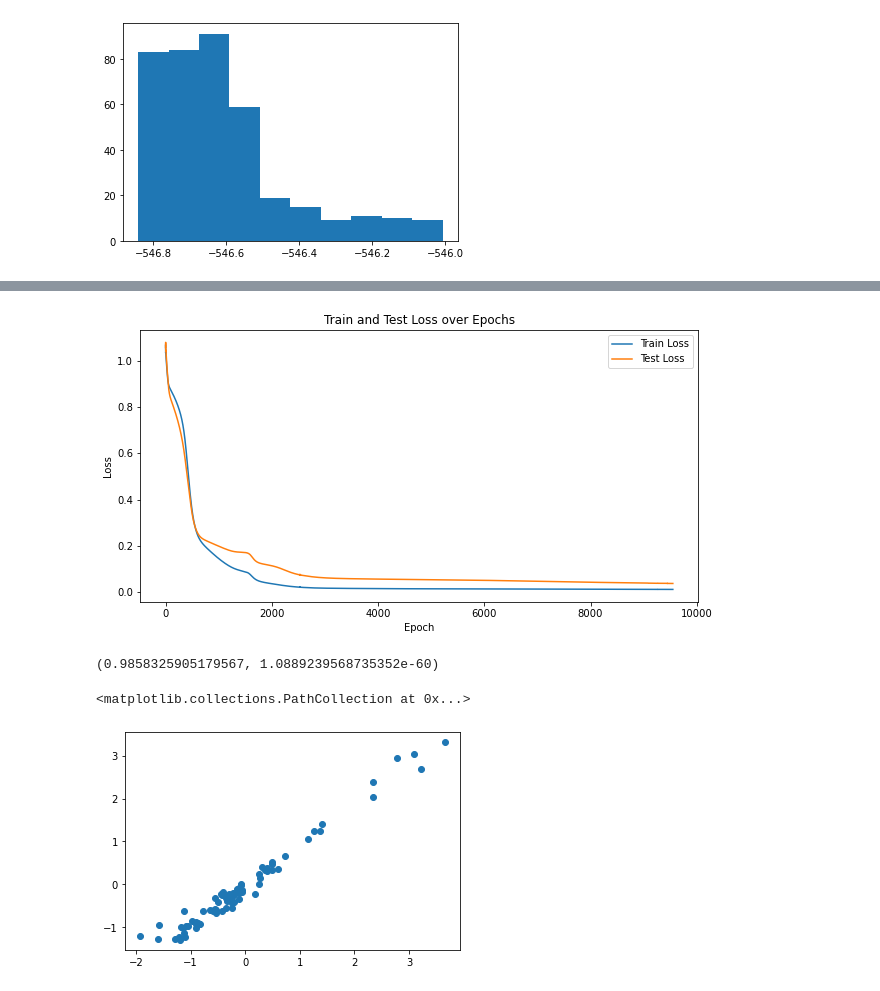
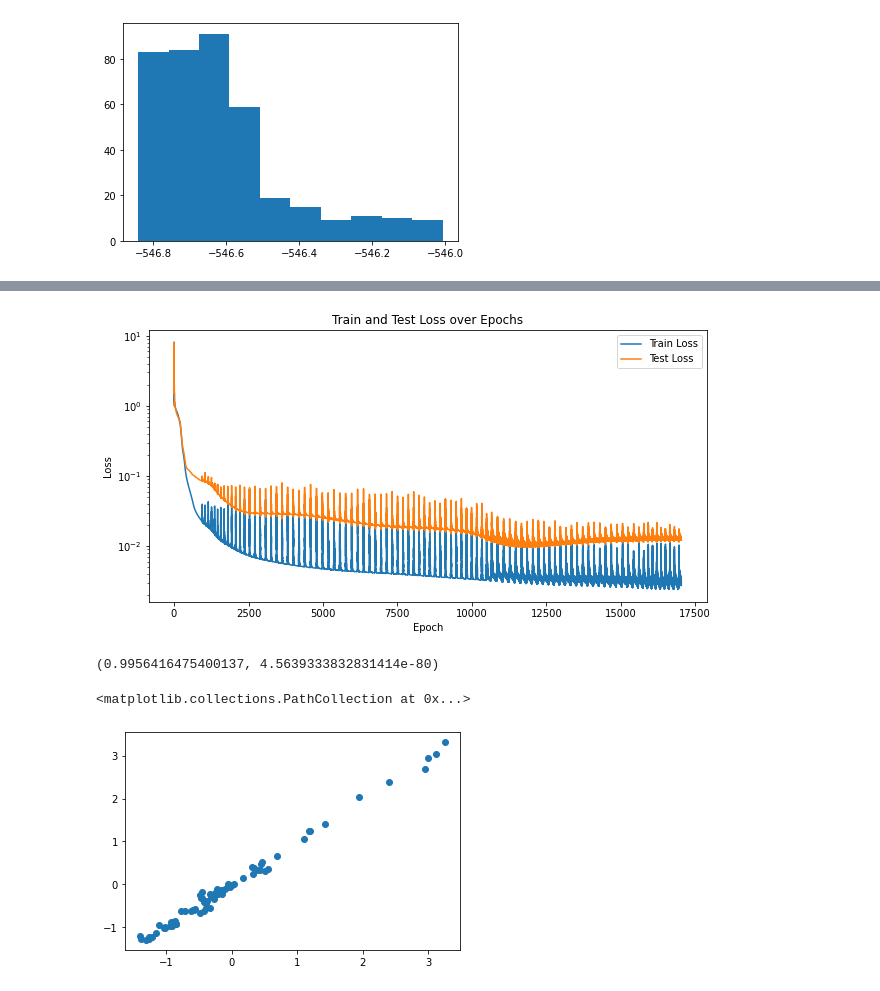
Before and after one commit to shangkaiwujun/xzc4, a Jupyter notebook: model.ipynb, the cells around one changed output, grey strips where cells are left out. Saved outputs shown, nothing was run; the diff lists cells and outputs as text; code cells hidden in the pictures.

```diff
--- a/model.ipynb
+++ b/model.ipynb
@@ -26,21 +26,21 @@ plt.hist(data[:, :1])
  <BarContainer object of 10 artists>)
 [figure]
 # %%
-num_epochs = 10000
+num_epochs = 20000
 batch_size = 128
-learning_rate = 0.01
+learning_rate = 0.05
 random_seed = 14
 best_model_path = './best_model.pth'
 
 # 早停参数
-patience = 100
+patience = 5000
 
 # 定义MLP模型
 class MLP(nn.Module):
     def __init__(self):
         super(MLP, self).__init__()
-        self.hidden1 = nn.Linear(X_train.shape[1], 32)
-        self.output = nn.Linear(32, 1)
+        self.hidden1 = nn.Linear(X_train.shape[1], 150)
+        self.output = nn.Linear(150, 1)
 
     def forward(self, x):
         x = torch.sigmoid(self.hidden1(x))
@@ -159,6 +159,7 @@ plt.plot(train_losses, label='Train Loss')
 plt.plot(test_losses, label='Test Loss')
 plt.xlabel('Epoch')
 plt.ylabel('Loss')
+plt.yscale('log')
 plt.title('Train and Test Loss over Epochs')
 plt.legend()
 plt.show()
@@ -183,4 +184,4 @@ Early stopping at epoch 9551, best loss = 0.03739442676305771
-[figure, old version]
+[figure, new version]
 # %%
 model.load_state_dict(torch.load(best_model_path))
 
@@ -193,12 +194,12 @@ y_train_pred = model(X_train).cpu().reshape(-1).detach().numpy()
 # %%
 pearsonr(y_test_pred, y_test_true)
 # %% [output]
-(0.9858325905179567, 1.0889239568735352e-60)
+(0.9956416475400137, 4.5639333832831414e-80)
 # %%
 plt.scatter(y_test_pred[y_test_true<10], y_test_true[y_test_true<10])
 # %% [output]
 <matplotlib.collections.PathCollection at 0x...>
-[figure, old version]
+[figure, new version]
 # %%
 plt.scatter(y_train_pred[y_train_true<100], y_train_true[y_train_true<100])
 # %% [output]
```
Also changed, not shown: parts of 2 cells of this notebook, 1 other file.
